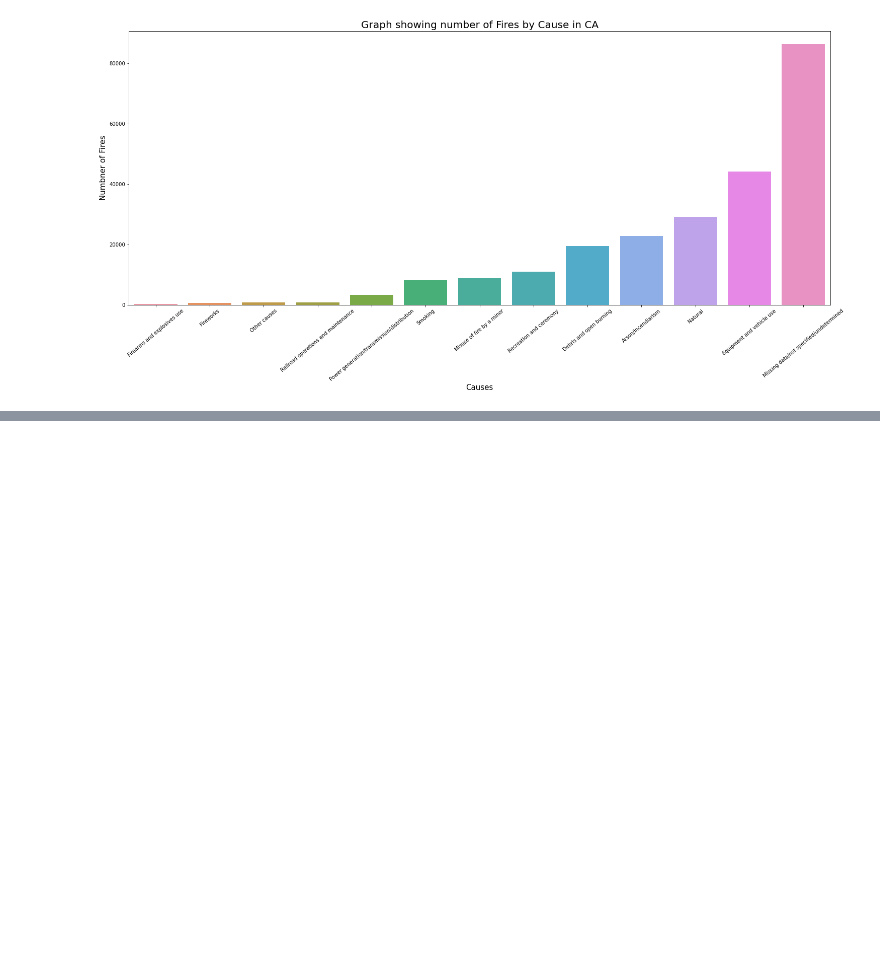
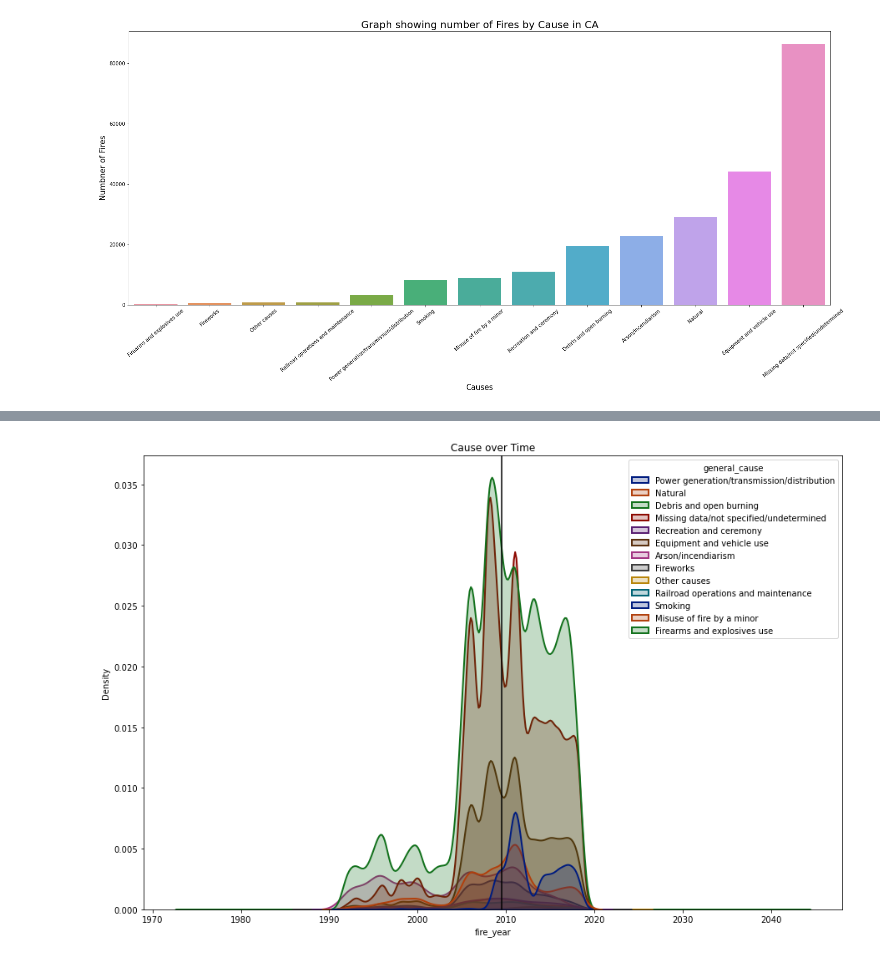
Before and after one commit to Dames-Researching-Flames/Sound-the-Alarm, a Jupyter notebook: Individual Works/kristine_workbook.ipynb, the cells around one changed output, grey strips where cells are left out. Drawn from its saved outputs; the diff is of its cells as text; code cells hidden in the pictures; blank space fills up the shorter version.

```diff
--- a/Individual Works/kristine_workbook.ipynb
+++ b/Individual Works/kristine_workbook.ipynb
@@ -500,0 +520,9 @@ sns.countplot(data=tx_fires, y='general_cause', order=tx_fires.state.value_count
+# %%
+#distribution of cause over time
+
+plt.figure(figsize = (15, 10));
+sns.kdeplot(tx_fires["fire_year"], hue = fires["general_cause"], fill = True, linewidth = 2, palette = "dark");
+plt.axvline(tx_fires["fire_year"].mean(), c = "black"); # Mean value of fire for year
+plt.title("Cause over Time");
+# %% [output]
+[figure, added]
```
Also changed, not shown: parts of 11 cells of this notebook.
